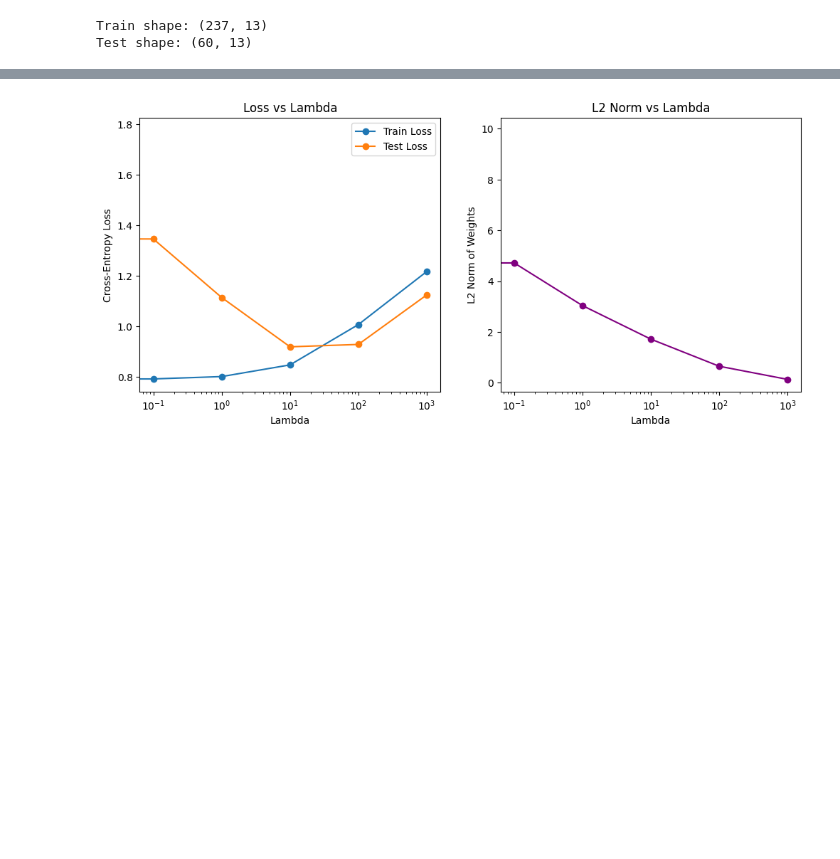
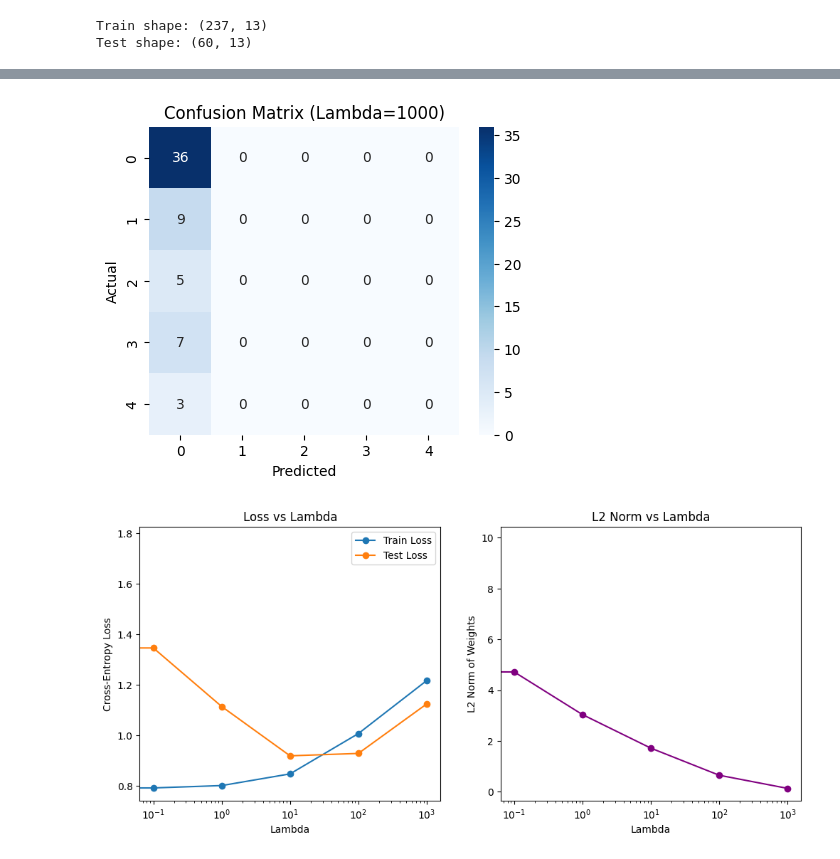
Before and after one commit to MohitNaren/ML, a Jupyter notebook: ML_assignment_1.ipynb, the cells around one changed output, grey strips where cells are left out. Saved outputs shown, nothing was run; the diff lists cells and outputs as text; code cells hidden in the pictures; blank space fills up the shorter version.

```diff
--- a/ML_assignment_1.ipynb
+++ b/ML_assignment_1.ipynb
@@ -403,3 +403,87 @@ print("Test shape:", X_test_heart_scaled.shape)
 # %% [output]
 Train shape: (237, 13)
 Test shape: (60, 13)
+# %%
+# Q: Compute classification metrics for Heart Disease dataset
+import pandas as pd
+import numpy as np
+from sklearn.model_selection import train_test_split
+from sklearn.preprocessing import StandardScaler
+from sklearn.linear_model import LogisticRegression
+from sklearn.metrics import log_loss, accuracy_score, confusion_matrix, classification_report
+
+# 1️⃣ Load dataset
+heart_df = pd.read_csv('/content/drive/MyDrive/ML_Assignment/heart_disease/processed.cleveland.data', header=None)
+heart_df.columns = ['age','sex','cp','trestbps','chol','fbs','restecg',
+                    'thalach','exang','oldpeak','slope','ca','thal','target']
+
+# Replace '?' with NaN and drop missing rows
+heart_df = heart_df.replace('?', np.nan).apply(pd.to_numeric)
+heart_df = heart_df.dropna()
+
+# Features & target
+X_heart = heart_df.drop('target', axis=1)
+y_heart = heart_df['target']
+
+# Train-test split
+X_train, X_test, y_train, y_test = train_test_split(
+    X_heart, y_heart, test_size=0.2, random_state=42)
+
+# Scale features
+scaler = StandardScaler()
+X_train_scaled = scaler.fit_transform(X_train)
+X_test_scaled = scaler.transform(X_test)
+
+# 2️⃣ Train logistic regression with L2 regularization for multiple lambdas
+lambdas = [0, 0.1, 1, 10, 100, 1000]
+results = []
+
+for lam in lambdas:
+    # C = 1/lambda; if lambda=0, use very large C
+    model = LogisticRegression(C=1/lam if lam != 0 else 1e12,
+                               penalty='l2', solver='lbfgs', max_iter=1000)
+    model.fit(X_train_scaled, y_train)
+
+    # Predictions and probabilities
+    y_train_pred = model.predict(X_train_scaled)
+    y_test_pred = model.predict(X_test_scaled)
+    y_train_prob = model.predict_proba(X_train_scaled)
+    y_test_prob = model.predict_proba(X_test_scaled)
+
+    # Metrics
+    train_acc = accuracy_score(y_train, y_train_pred)
+    test_acc = accuracy_score(y_test, y_test_pred)
+    train_loss = log_loss(y_train, y_train_prob)
+    test_loss = log_loss(y_test, y_test_prob)
+    l2_norm = np.linalg.norm(model.coef_)
+
+    # Store results
+    results.append({
+        'Lambda': lam,
+        'Train Accuracy': train_acc,
+        'Test Accuracy': test_acc,
+        'Train Loss': train_loss,
+        'Test Loss': test_loss,
+        'L2 Norm': l2_norm
+    })
+
+# 3️⃣ Convert results to DataFrame for easy display
+results_df = pd.DataFrame(results)
+print(results_df)
+
+# 4️⃣ Optional: Detailed classification report for the last lambda
+print("\nClassification Report (last lambda):")
+print(classification_report(y_test, y_test_pred))
+
+# 5️⃣ Optional: Confusion matrix for last lambda
+import seaborn as sns
+import matplotlib.pyplot as plt
+
+cm = confusion_matrix(y_test, y_test_pred)
+plt.figure(figsize=(5,4))
+sns.heatmap(cm, annot=True, fmt='d', cmap='Blues')
+plt.xlabel('Predicted')
+plt.ylabel('Actual')
+plt.title('Confusion Matrix (Lambda={})'.format(lambdas[-1]))
+plt.show()
+# %% [output]
@@ -406,3 +510,4 @@ Test shape: (60, 13)
+[figure, added]
 # %%
 # Q2: Logistic Regression – L2 Regularization
 from sklearn.linear_model import LogisticRegression
```
Also changed, not shown: parts of 1 cell of this notebook.
